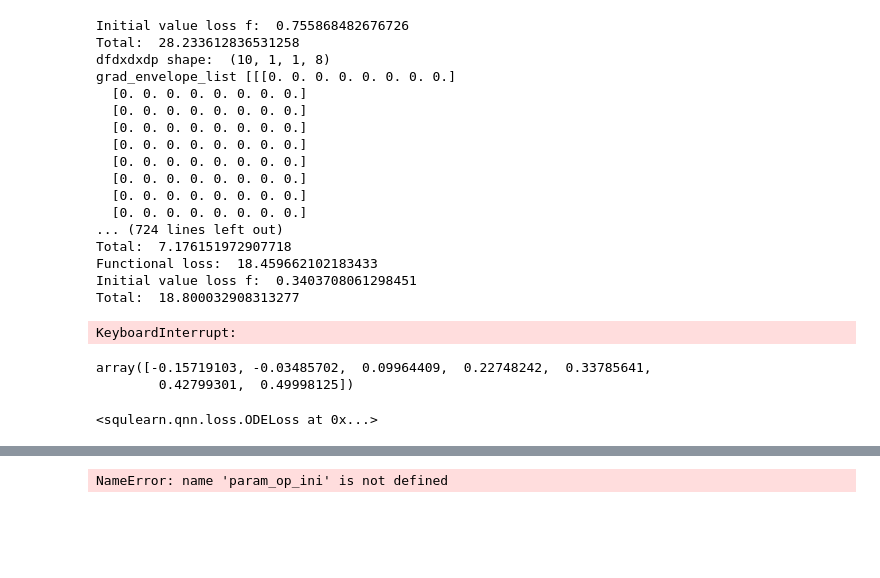
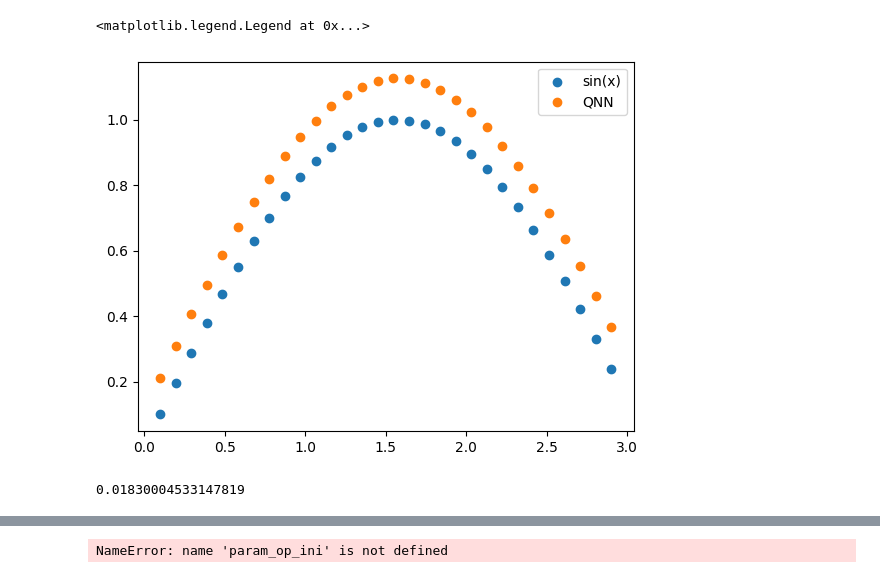
Before and after one commit to rupof/KernelDE, a Jupyter notebook: plotting_notebooks/QNN_solver_squlearn.ipynb, the cells around one changed output, grey strips where cells are left out. Saved outputs shown, nothing was run; the diff lists cells and outputs as text; code cells hidden in the pictures; blank space fills up the shorter version.

```diff
--- a/plotting_notebooks/QNN_solver_squlearn.ipynb
+++ b/plotting_notebooks/QNN_solver_squlearn.ipynb
@@ -110,13 +83,6 @@ initial_value = np.array([0])
-# %%
-loss = ODELoss(L_functional, grad_F_functional, initial_vec = initial_value, eta=1)
-loss = SquaredLoss()
-clf = QNNRegressor(
-    YZ_CX_EncodingCircuit(num_qubits, num_features, num_layers),
-    SummedPaulis(num_qubits),
-    Executor("pennylane"),
-    loss,
-    SLSQP(),
-    np.random.rand(2*num_qubits*num_layers),
-    np.ones(num_qubits+1),
-    opt_param_op = False
-)
+# %%
+input_values = np.linspace(0.1, 2.9, 30)
+y_ODE = np.zeros((input_values.shape[0]))
+y = np.sin(input_values)
+# %%
+clf._fit(input_values, y_ODE,  weights=None)
@@ -123,22 +107,14 @@ clf = QNNRegressor(
+# %%
+
+
+plt.scatter(input_values, np.sin(input_values), label="sin(x)")
+plt.scatter(input_values, clf.predict(input_values), label="QNN")
+
+plt.legend()
+# %% [output]
+<matplotlib.legend.Legend at 0x...>
+[figure, added]
 # %%
-y = np.zeros((input_values.shape[0]))
-clf._fit(input_values, y,  weights=None)
+(np.sin(input_values)[0]-clf.predict(input_values)[0])**2
 # %% [output]
-Initial value loss f:  0.755868482676726
-Total:  28.233612836531258
-dfdxdxdp shape:  (10, 1, 1, 8)
-grad_envelope_list [[[0. 0. 0. 0. 0. 0. 0. 0.]
-  [0. 0. 0. 0. 0. 0. 0. 0.]
-  [0. 0. 0. 0. 0. 0. 0. 0.]
-  [0. 0. 0. 0. 0. 0. 0. 0.]
-  [0. 0. 0. 0. 0. 0. 0. 0.]
-  [0. 0. 0. 0. 0. 0. 0. 0.]
-  [0. 0. 0. 0. 0. 0. 0. 0.]
-  [0. 0. 0. 0. 0. 0. 0. 0.]
-  [0. 0. 0. 0. 0. 0. 0. 0.]
-... (724 lines left out)
-Total:  7.176151972907718
-Functional loss:  18.459662102183433
-Initial value loss f:  0.3403708061298451
-Total:  18.800032908313277
+0.01830004533147819
-KeyboardInterrupt:
@@ -155,9 +120,0 @@ dfdxdxdp shape:  (12, 1, 1, 16)
-# %%
-clf_ODE.predict(input_values)
-# %% [output]
-array([-0.15719103, -0.03485702,  0.09964409,  0.22748242,  0.33785641,
-        0.42799301,  0.49998125])
-# %%
-clf_ODE.loss()
-# %% [output]
-<squlearn.qnn.loss.ODELoss at 0x...>
```
Also changed, not shown: parts of 13 cells of this notebook, 9 other files.
